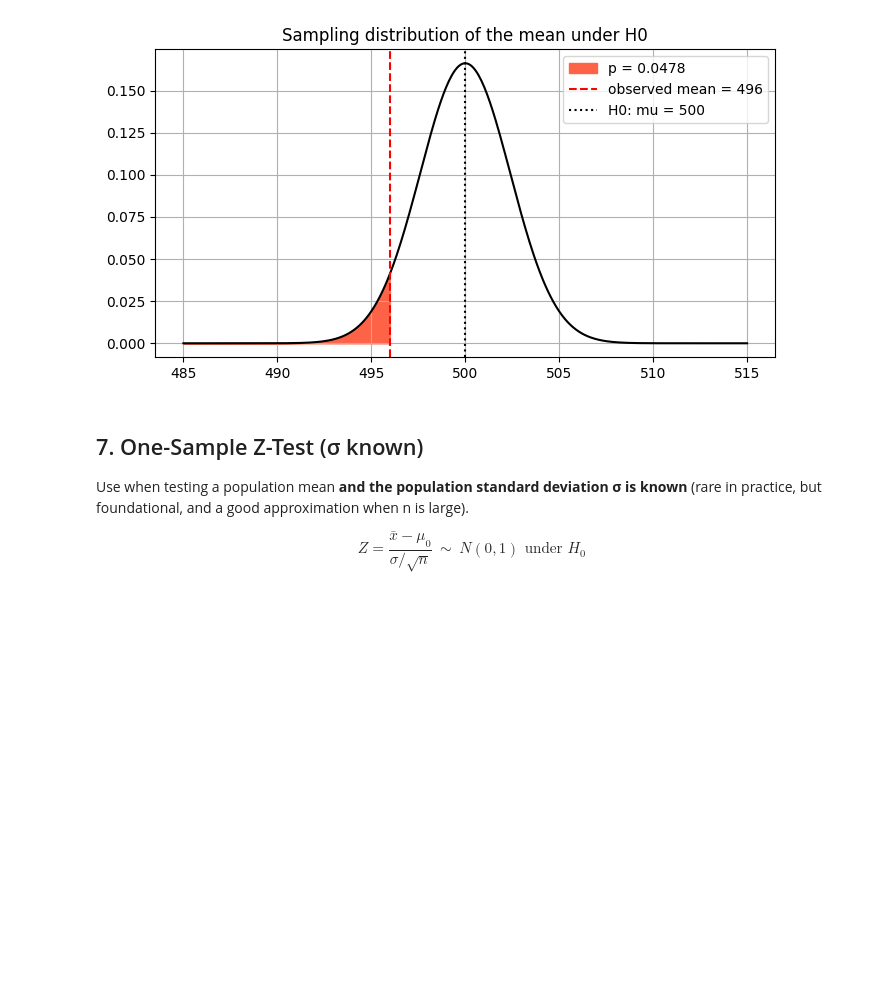
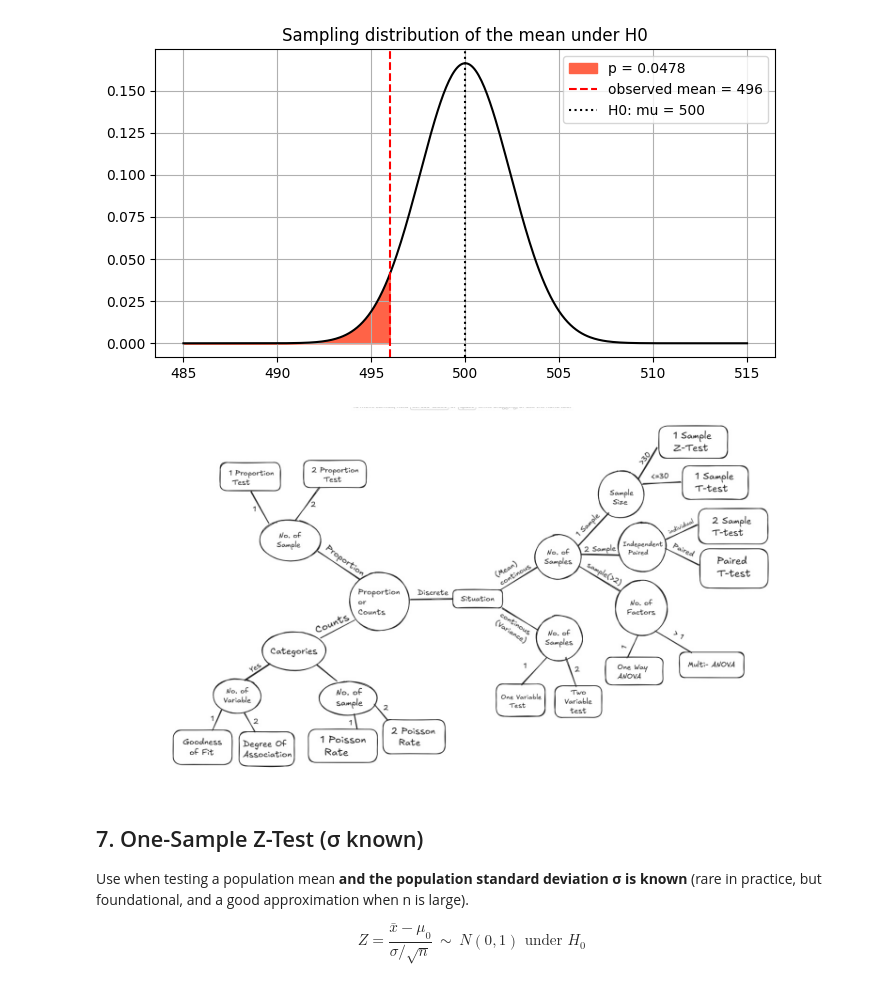
Before and after one commit to prajwal-sv/Data-Analytics, a Jupyter notebook: 03. Statistic/probability distribution/07. hypothesis_testing.ipynb, the cells around one changed output. Drawn from its saved outputs; the diff is of its cells as text; code cells hidden in the pictures; blank space fills up the shorter version.

```diff
--- a/03. Statistic/probability distribution/07. hypothesis_testing.ipynb
+++ b/03. Statistic/probability distribution/07. hypothesis_testing.ipynb
@@ -245,6 +245,11 @@ ax.axvline(mu0, color="k", ls=":", label=f"H0: mu = {mu0}")
 ax.legend(); ax.set_title("Sampling distribution of the mean under H0"); plt.show()
 # %% [output]
 [figure]
+# %%
+from IPython.display import Image
+Image(filename='map.jpeg')
+# %% [output]
+[figure, added]
 # %% [markdown]
 ## 7. One-Sample Z-Test (σ known)
 
```
Also changed, not shown: 7 other files.
